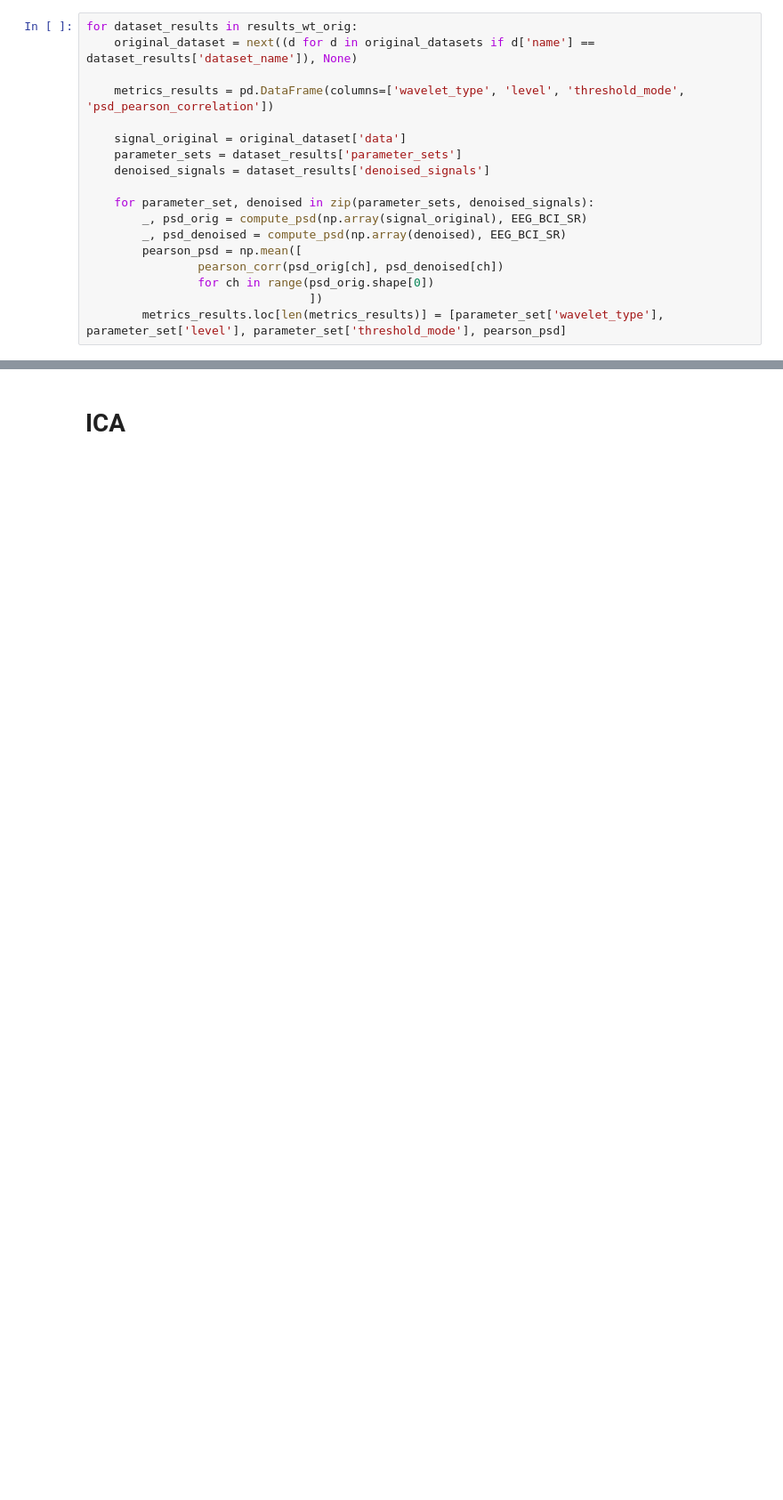
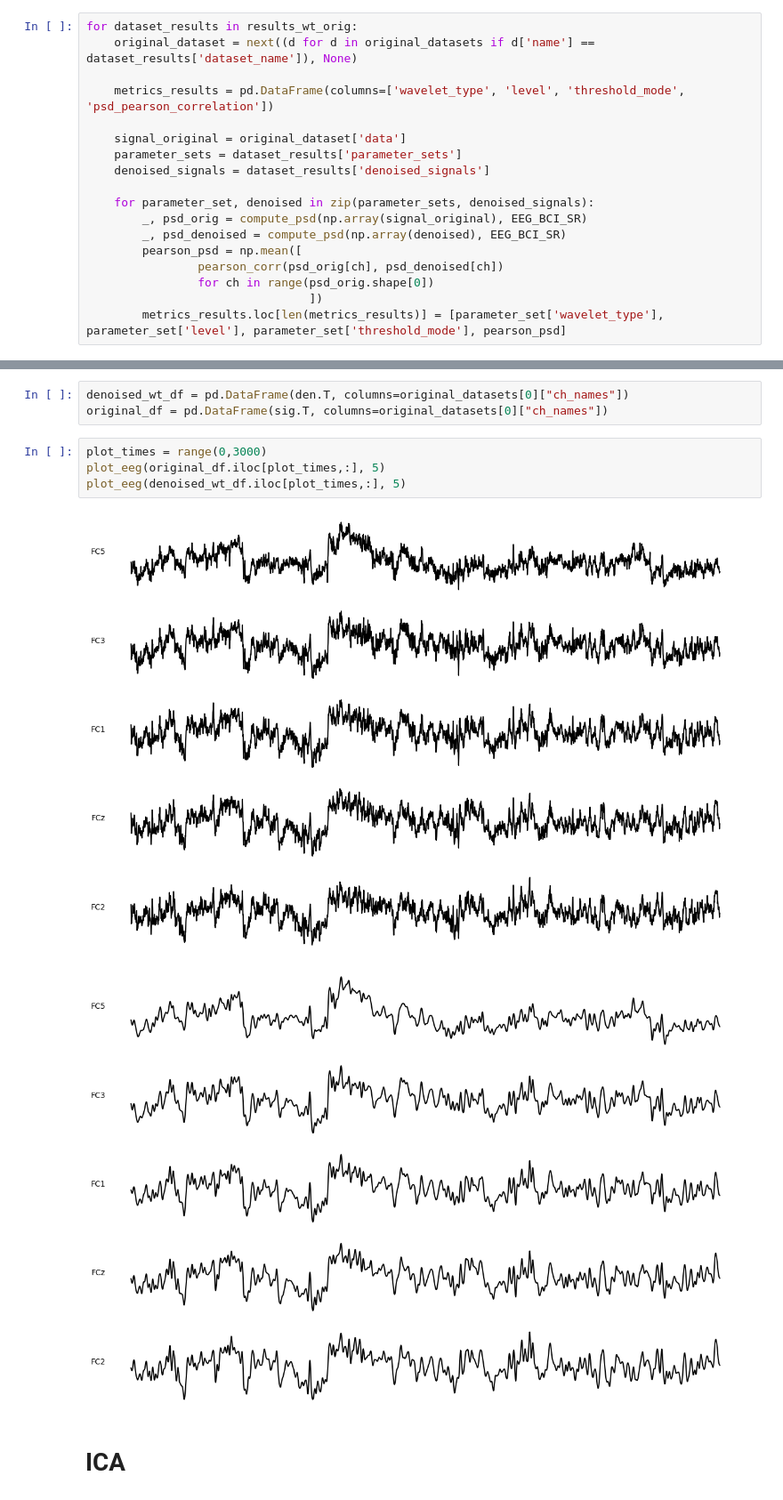
Before and after one commit to eryk-urbanski/eeg-denoising, a Jupyter notebook: notebooks/04b_original_evaluation.ipynb, the cells around one changed output, grey strips where cells are left out. Shown at 89% size. Cells and saved outputs as stored; diff of their text form; blank space fills up the shorter version.

```diff
--- a/notebooks/04b_original_evaluation.ipynb
+++ b/notebooks/04b_original_evaluation.ipynb
@@ -75,3 +77,13 @@ plot_psd_multiple_channels(f, psd_orig, psd_denoised, channel_idxs=[0, 1, 2, 3,
+# %%
+denoised_wt_df = pd.DataFrame(den.T, columns=original_datasets[0]["ch_names"])
+original_df = pd.DataFrame(sig.T, columns=original_datasets[0]["ch_names"])
+# %%
+plot_times = range(0,3000)
+plot_eeg(original_df.iloc[plot_times,:], 5)
+plot_eeg(denoised_wt_df.iloc[plot_times,:], 5)
+# %% [output]
+[figure, added]
+[figure, added]
 # %% [markdown]
 # ICA
 # %%
```
Also changed, not shown: parts of 9 cells of this notebook, 1 other file.
